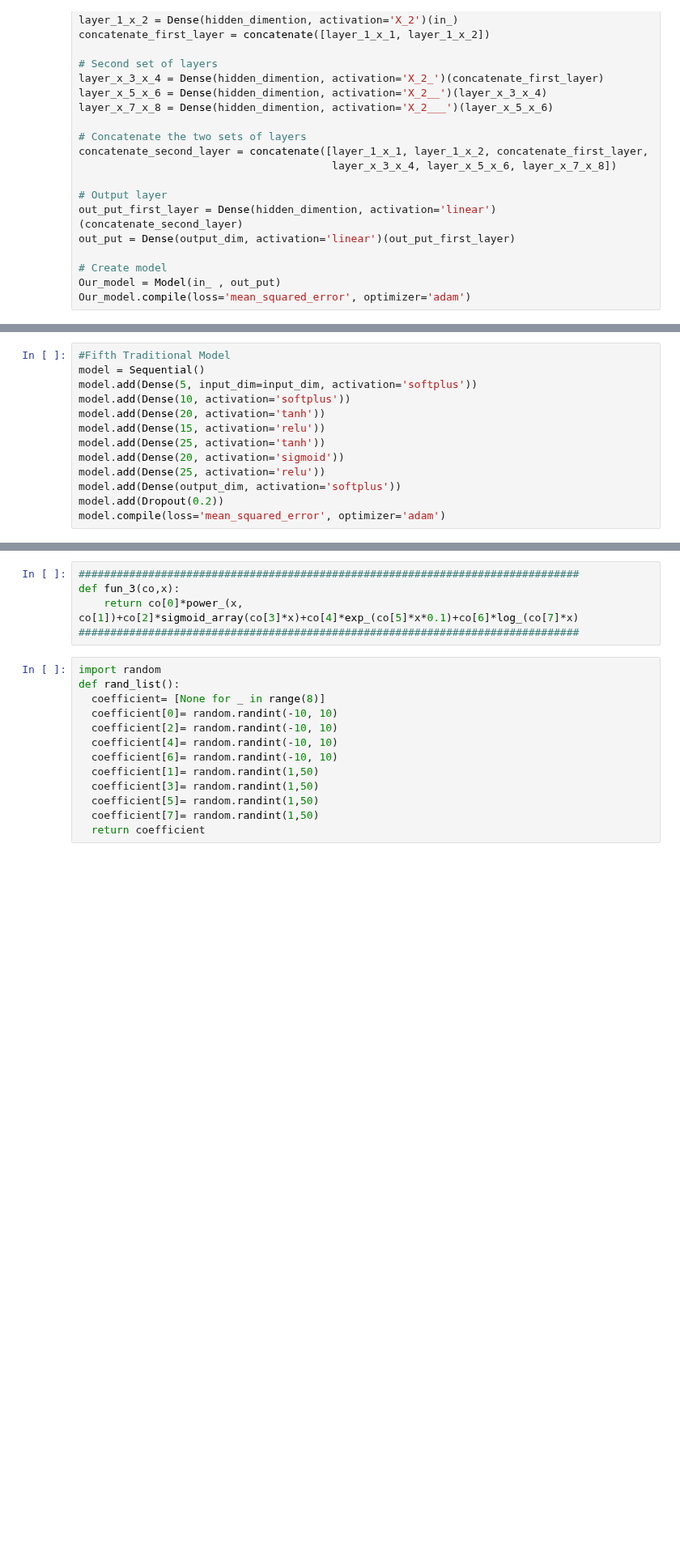
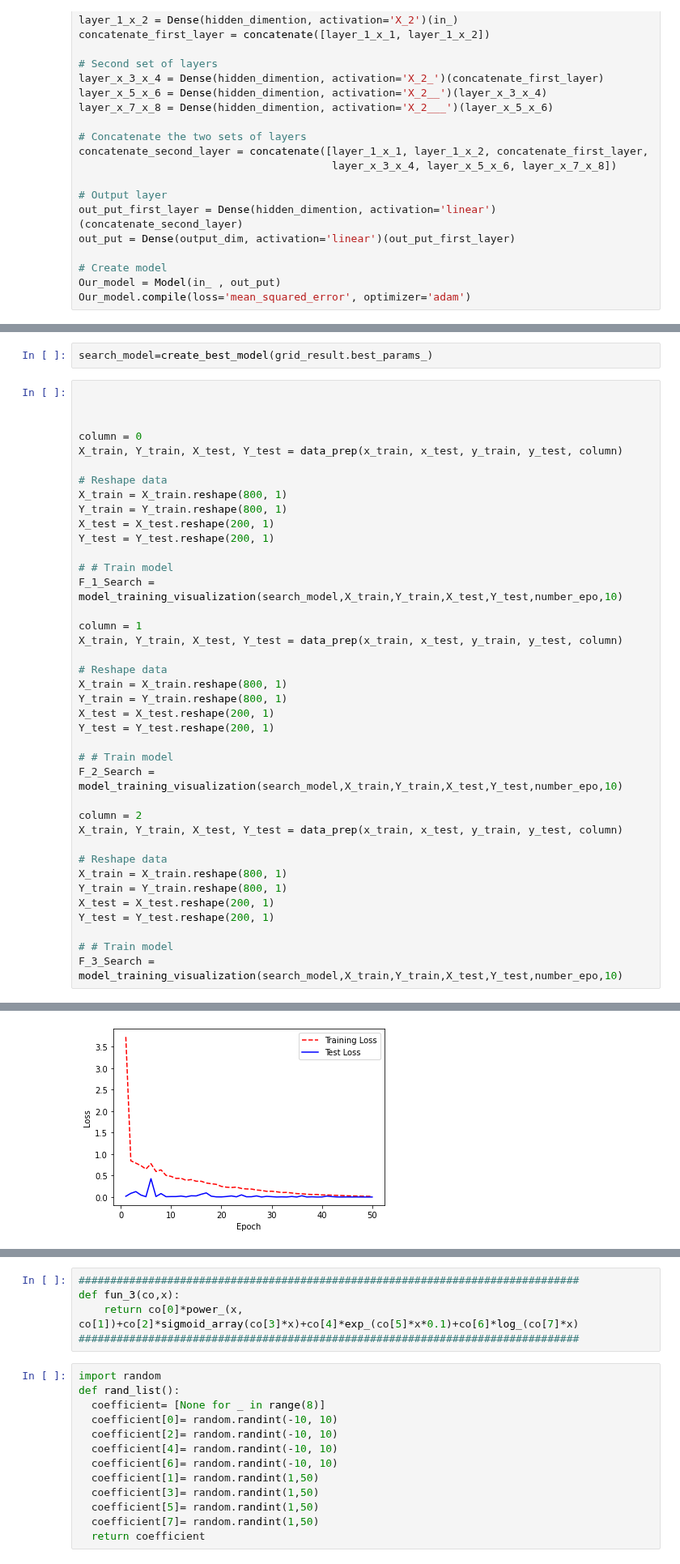
Before and after one commit to DeepLearningSaeid/Grad, a Jupyter notebook: Chapter_2.ipynb, the cells around one changed output, grey strips where cells are left out. Shown at 81% size. Saved outputs shown, nothing was run; the diff lists cells and outputs as text; blank space fills up the shorter version.

```diff
--- a/Chapter_2.ipynb
+++ b/Chapter_2.ipynb
@@ -800,13 +501,0 @@ Run Time : 6.445696
-# %%
-#Fifth Traditional Model
-model = Sequential()
-model.add(Dense(5, input_dim=input_dim, activation='softplus'))
-model.add(Dense(10, activation='softplus'))
-model.add(Dense(20, activation='tanh'))
-model.add(Dense(15, activation='relu'))
-model.add(Dense(25, activation='tanh'))
-model.add(Dense(20, activation='sigmoid'))
-model.add(Dense(25, activation='relu'))
-model.add(Dense(output_dim, activation='softplus'))
-model.add(Dropout(0.2))
-model.compile(loss='mean_squared_error', optimizer='adam')
@@ -1043,0 +761,42 @@ Run Time : 20.500578
+# %%
+search_model=create_best_model(grid_result.best_params_)
+# %%
+
+
+
+column = 0
+X_train, Y_train, X_test, Y_test = data_prep(x_train, x_test, y_train, y_test, column)
+
+# Reshape data
+X_train = X_train.reshape(800, 1)
+Y_train = Y_train.reshape(800, 1)
+X_test = X_test.reshape(200, 1)
+Y_test = Y_test.reshape(200, 1)
+
+# # Train model
+F_1_Search = model_training_visualization(search_model,X_train,Y_train,X_test,Y_test,number_epo,10)
+
+column = 1
+X_train, Y_train, X_test, Y_test = data_prep(x_train, x_test, y_train, y_test, column)
+
+# Reshape data
+X_train = X_train.reshape(800, 1)
+Y_train = Y_train.reshape(800, 1)
+X_test = X_test.reshape(200, 1)
+Y_test = Y_test.reshape(200, 1)
+
+# # Train model
+F_2_Search = model_training_visualization(search_model,X_train,Y_train,X_test,Y_test,number_epo,10)
+
+column = 2
+X_train, Y_train, X_test, Y_test = data_prep(x_train, x_test, y_train, y_test, column)
+
+# Reshape data
+X_train = X_train.reshape(800, 1)
+Y_train = Y_train.reshape(800, 1)
+X_test = X_test.reshape(200, 1)
+Y_test = Y_test.reshape(200, 1)
+
+# # Train model
+F_3_Search = model_training_visualization(search_model,X_train,Y_train,X_test,Y_test,number_epo,10)
+# %% [output]
@@ -1043,0 +805 @@ Run Time : 20.500578
+[figure, added]
```
Also changed, not shown: parts of 57 cells of this notebook.
